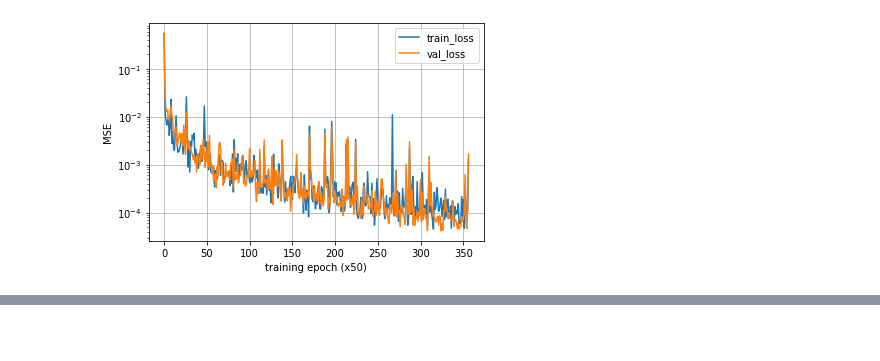
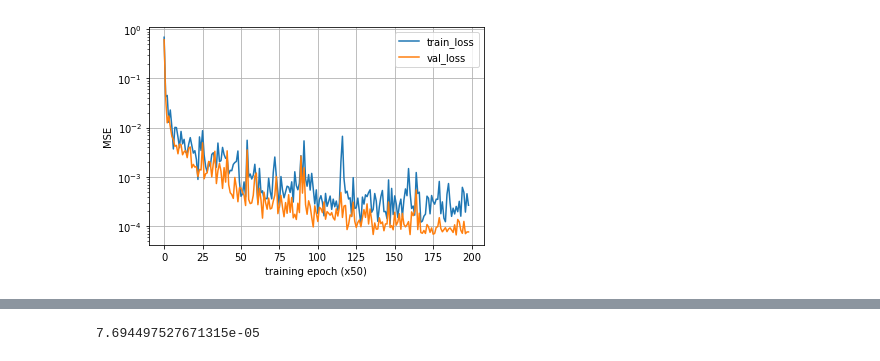
Before and after one commit to FeiGSSS/Control, a Jupyter notebook: notebooks/plot_loss.ipynb, the cells around one changed output, grey strips where cells are left out. Cells and saved outputs as stored; diff of their text form; code cells hidden in the pictures; blank space fills up the shorter version.

```diff
--- a/notebooks/plot_loss.ipynb
+++ b/notebooks/plot_loss.ipynb
@@ -2,20 +2,20 @@
 import numpy as np
 import matplotlib.pyplot as plt
 # %%
-train = np.load("../checkpoints/train_loss_base.npy")
-val = np.load("../checkpoints/val_loos_base.npy")
+train = np.load("../res/train_loss_base.npy")
+val = np.load("../res/val_loss_base.npy")
 
 fig, ax = plt.subplots()
 ax.set_yscale("log")
 ax.plot(train)
 ax.plot(val)
 ax.set_ylabel("MSE")
 ax.set_xlabel("training epoch (x50)")
 ax.grid()
 plt.legend(["train_loss", "val_loss"])
 #plt.savefig("../figs/loss_base_ode.pdf")
 plt.draw()
 plt.show()
 print("Val Loss = {:.7f}".format(val[-1]))
 # %% [output]
-[figure, old version]
+[figure, new version]
@@ -22,0 +23,4 @@ Val Loss = 0.0016605
+# %%
+0.001*0.95**(int(200*50/200))
+# %% [output]
+7.694497527671315e-05
```
Also changed, not shown: parts of 1 cell of this notebook, 7 other files.
